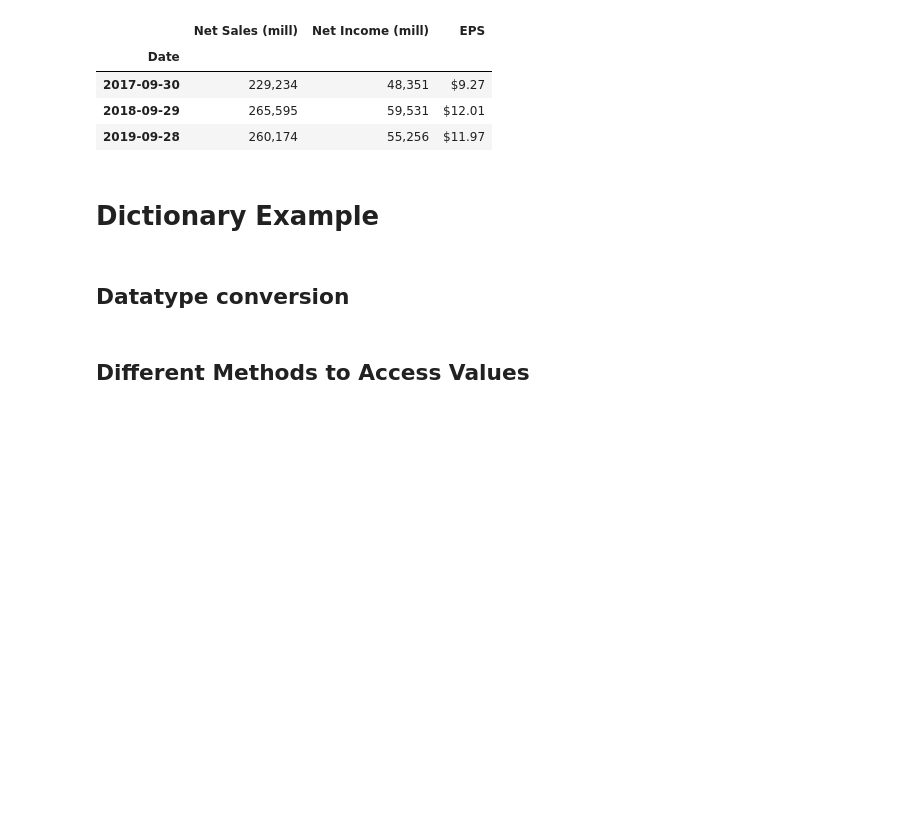
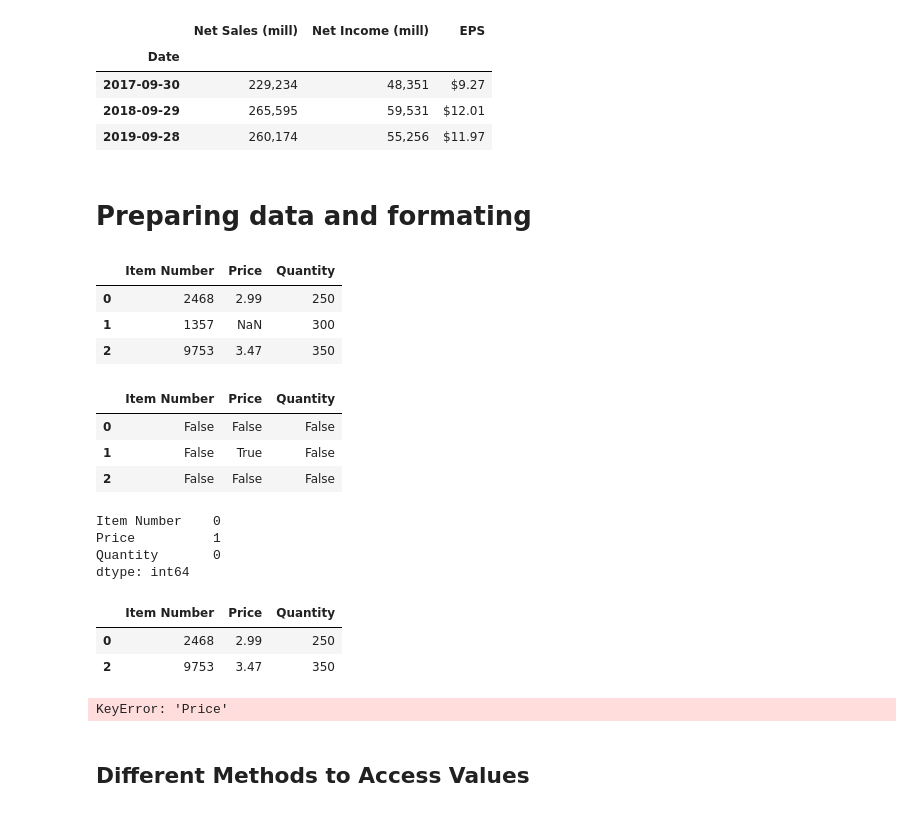
Before and after one commit to carlosmpr/fintech, a Jupyter notebook: module3/Class_1_Activities/02-Ins_Introducing_Series/Unsolved/introducing_series.ipynb, the cells around one changed output. Drawn from its saved outputs; the diff is of its cells as text; code cells hidden in the pictures; blank space fills up the shorter version.

```diff
--- a/module3/Class_1_Activities/02-Ins_Introducing_Series/Unsolved/introducing_series.ipynb
+++ b/module3/Class_1_Activities/02-Ins_Introducing_Series/Unsolved/introducing_series.ipynb
@@ -101,7 +101,14 @@ date_df.head()
 | 2017-09-30 | 229,234 | 48,351 | $9.27 |
 | 2018-09-29 | 265,595 | 59,531 | $12.01 |
 | 2019-09-28 | 260,174 | 55,256 | $11.97 |
-# %% [markdown]
- # Dictionary Example
+# %% [markdown]
+ # Preparing data and formating
 # %%
 # A dictionary of stock values
+intem_df = pd.read_csv(Path("./items.csv"))
+intem_df.head()
+# %% [output]
+|  | Item Number | Price | Quantity |
+| 0 | 2468 | 2.99 | 250 |
+| 1 | 1357 | NaN | 300 |
+| 2 | 9753 | 3.47 | 350 |
@@ -110,11 +115,31 @@ date_df.head()
-# %% [markdown]
- ## Datatype conversion
+# %%
+intem_df.isnull()
+# %% [output]
+|  | Item Number | Price | Quantity |
+| 0 | False | False | False |
+| 1 | False | True | False |
+| 2 | False | False | False |
 # %%
 # Return the data type of the elements in the series
+intem_df.isnull().sum()
+# %% [output]
+Item Number    0
+Price          1
+Quantity       0
+dtype: int64
 # %%
 # Apply float to each item in the series
+intem_df.dropna()
+# %% [output]
+|  | Item Number | Price | Quantity |
+| 0 | 2468 | 2.99 | 250 |
+| 2 | 9753 | 3.47 | 350 |
 # %%
 # Return the data type of the elements in the series
+intem_df.loc[:,"Price"].fillna("0")
+intem_df.head()
+# %% [output]
+KeyError: 'Price'
 # %% [markdown]
  ## Different Methods to Access Values
 # %%
```
Also changed, not shown: parts of 1 cell of this notebook, 3 other files.
